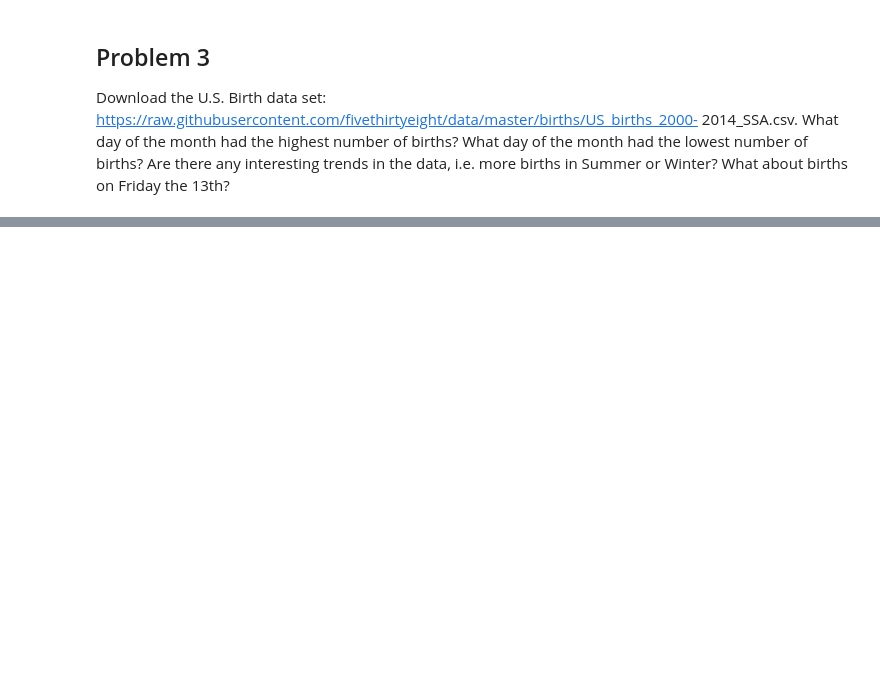
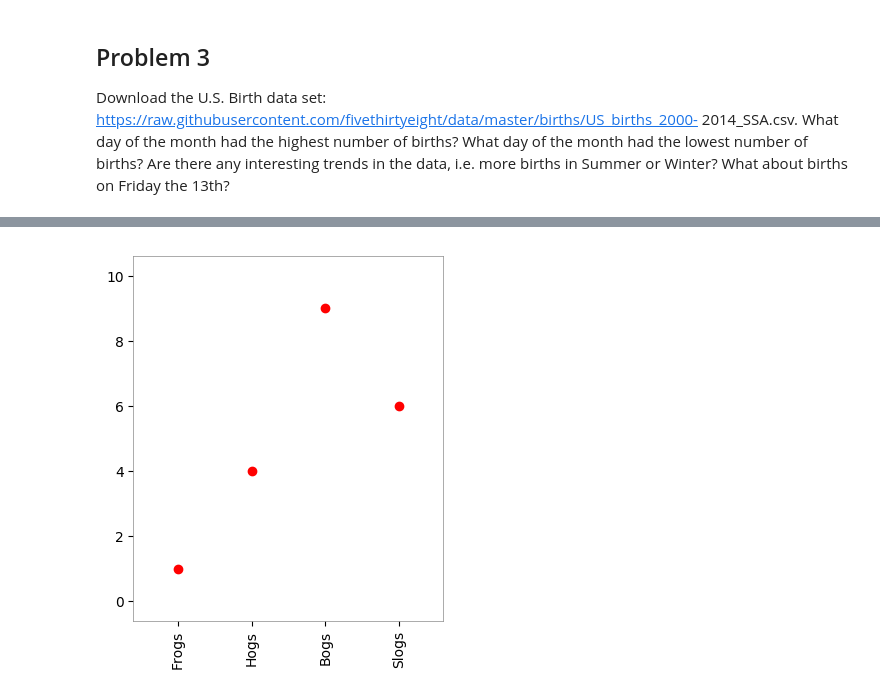
Before and after one commit to jesuszarate/VisForScientificData, a Jupyter notebook: Assignment1/Assignment1.ipynb, the cells around one changed output, grey strips where cells are left out. Saved outputs shown, nothing was run; the diff lists cells and outputs as text; code cells hidden in the pictures; blank space fills up the shorter version.

```diff
--- a/Assignment1/Assignment1.ipynb
+++ b/Assignment1/Assignment1.ipynb
@@ -206,0 +230,15 @@ plt.show()
+# %%
+x = [1, 2, 3, 4]
+y = [1, 4, 9, 6]
+labels = ['Frogs', 'Hogs', 'Bogs', 'Slogs']
+
+plt.plot(x, y, 'ro')
+# You can specify a rotation for the tick labels in degrees or with keywords.
+plt.xticks(x, labels, rotation='vertical')
+# Pad margins so that markers don't get clipped by the axes
+plt.margins(0.2)
+# Tweak spacing to prevent clipping of tick-labels
+plt.subplots_adjust(bottom=0.15)
+plt.show()
+# %% [output]
+[figure, added]
```
Also changed, not shown: parts of 11 cells of this notebook.
